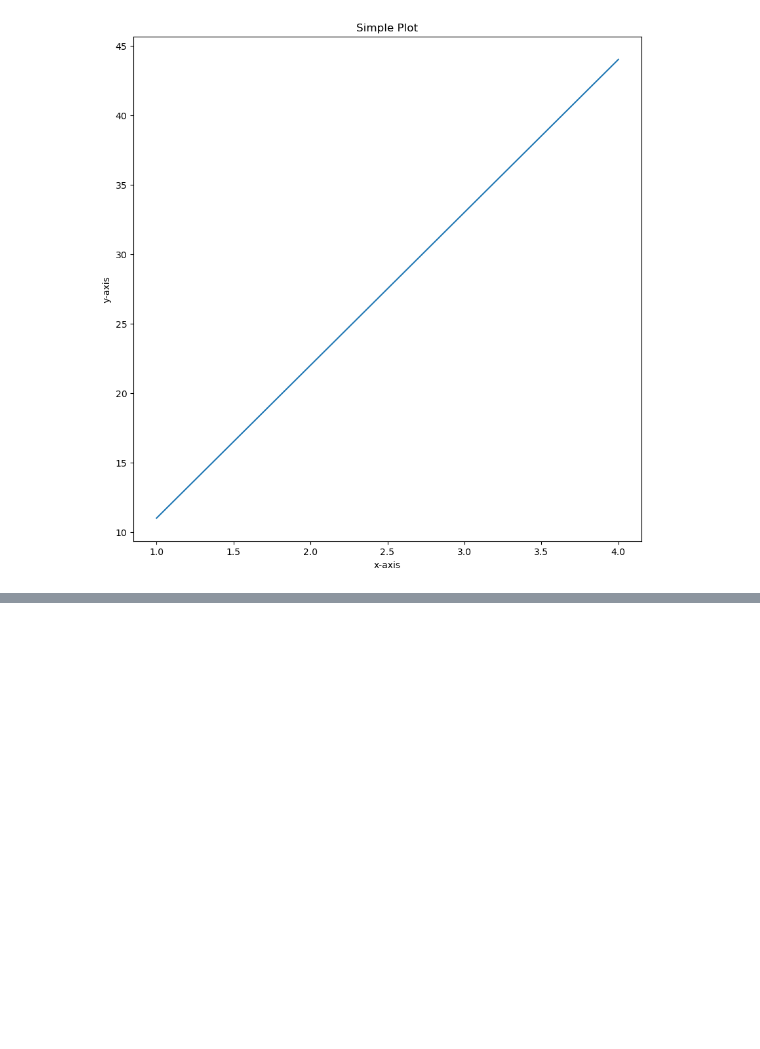
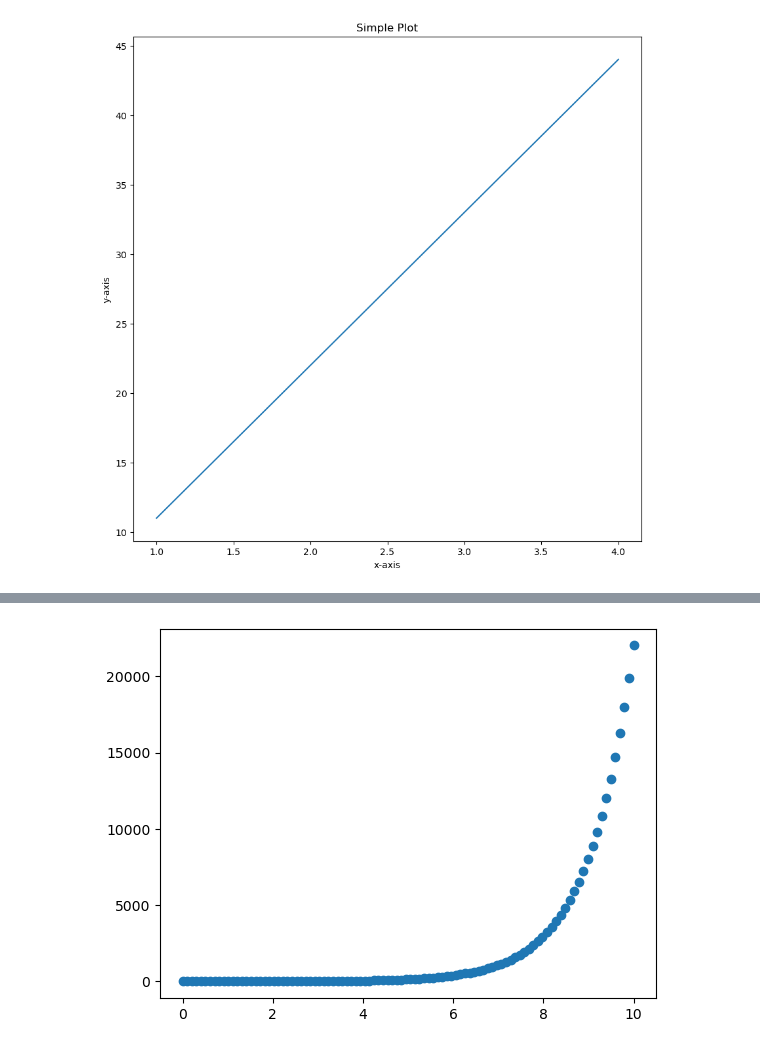
Before and after one commit to leandrofahur/senior-python-developer, a Jupyter notebook: machine-learning/matplotlib-data-analysis/introduction-to-matplotlib.ipynb, the cells around one changed output, grey strips where cells are left out. Drawn from its saved outputs; the diff is of its cells as text; code cells hidden in the pictures; blank space fills up the shorter version.

```diff
--- a/machine-learning/matplotlib-data-analysis/introduction-to-matplotlib.ipynb
+++ b/machine-learning/matplotlib-data-analysis/introduction-to-matplotlib.ipynb
@@ -67,0 +112,6 @@ fig.savefig("./images/sample-plot.png")
+# %%
+# scatter plot:
+fig, ax = plt.subplots()
+ax.scatter(x, np.exp(x));
+# %% [output]
+[figure, added]
```
Also changed, not shown: parts of 11 cells of this notebook.
